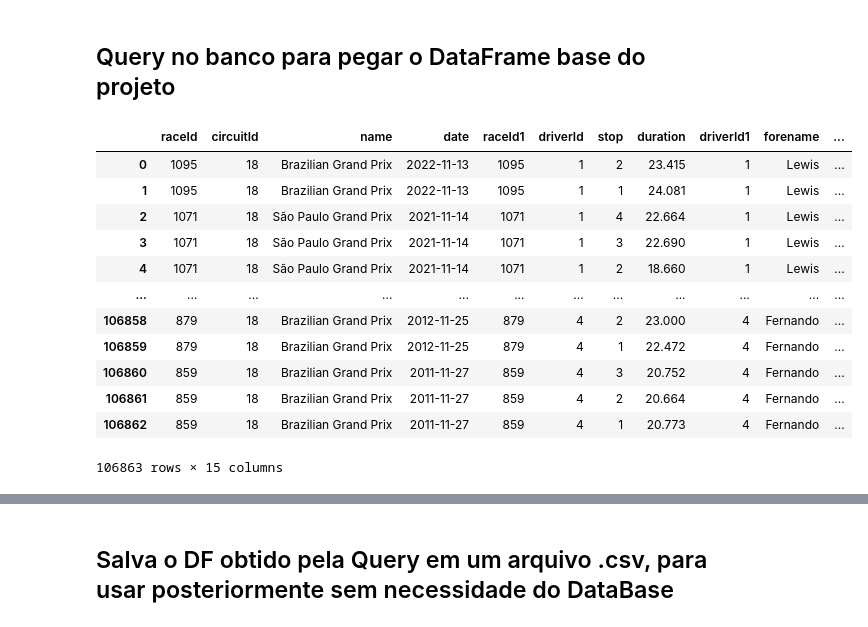
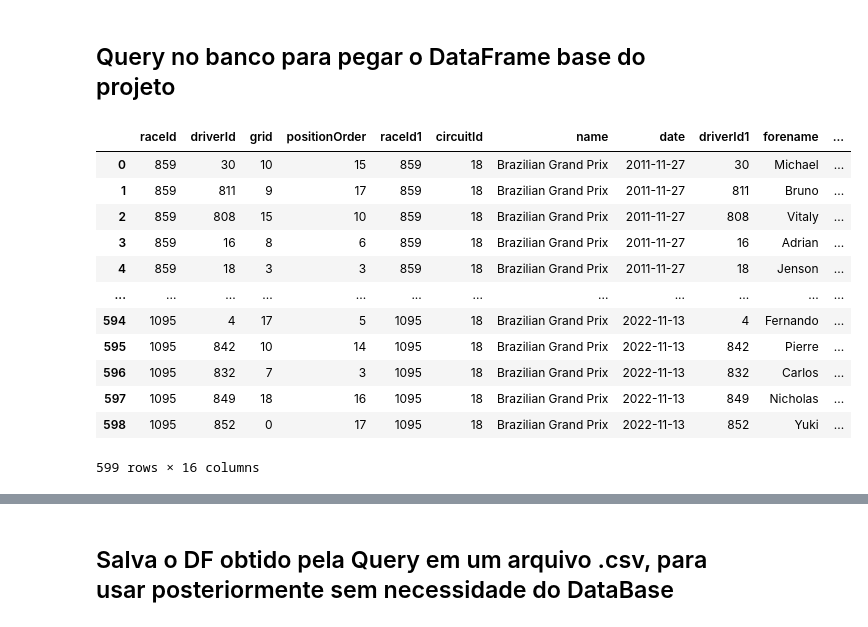
Before and after one commit to SouzaGabriel26/projeto-integrador3, a Jupyter notebook: Initial_ETL.ipynb, the cells around one changed output, grey strips where cells are left out. Cells and saved outputs as stored; diff of their text form; code cells hidden in the pictures.

```diff
--- a/Initial_ETL.ipynb
+++ b/Initial_ETL.ipynb
@@ -95,45 +113,54 @@ races.to_sql('dimensao_corridas', con=engine, if_exists='replace', index=False)
 # %%
 # recuperar uma tabela através de SELECT JOIN... juntando as tabelas com seus id's referentes
 
 # races + pit_stops -> 'raceId': result1 #
 # result1 + driver -> 'driverId': result2
 # result2 + results -> 'driverId ou raceId': finalResult
 conn = psycopg2.connect(dbname="dbanalise", user="root", password="root")
 cur = conn.cursor()
 
+# query = '''
+# SELECT *
+# FROM dimensao_corridas c
+# INNER JOIN fato_pit_stops ps ON ps."raceId" = c."raceId"
+# INNER JOIN dimensao_pilotos dp ON dp."driverId" = ps."driverId"
+# INNER JOIN fato_resultados r ON r."raceId" = c."raceId"
+# WHERE c."circuitId" = 18
+# '''
+
 query = '''
 SELECT *
-FROM dimensao_corridas c
-INNER JOIN fato_pit_stops ps ON ps."raceId" = c."raceId"
-INNER JOIN dimensao_pilotos dp ON dp."driverId" = ps."driverId"
-INNER JOIN fato_resultados r ON r."driverId" = dp."driverId"
-WHERE c."circuitId" = 18
+FROM fato_resultados
+INNER JOIN dimensao_corridas ON fato_resultados."raceId" = dimensao_corridas."raceId"
+INNER JOIN dimensao_pilotos ON dimensao_pilotos."driverId" = fato_resultados."driverId"
+INNER JOIN fato_pit_stops ON fato_resultados."raceId" = fato_pit_stops."raceId" AND fato_resultados."driverId" = fato_pit_stops."driverId"
+WHERE dimensao_corridas."circuitId" = 18
 '''
 cur.execute(query)
 
 rows = cur.fetchall()
 
 cur.close()
 conn.close()
 
-finalColumns = ['raceId', 'circuitId', 'name', 'date', 'raceId1', 'driverId', 'stop', 'duration', 'driverId1', 'forename', 'surname', 'raceId1', 'driverId1', 'pos. largada', 'positionOrder']
+finalColumns = ['raceId', 'driverId', 'grid', 'positionOrder', 'raceId1', 'circuitId', 'name', 'date', 'driverId1', 'forename', 'surname', 'raceId1', 'driverId1', 'stop', 'lap', 'duration' ]
 
 df_result = pd.DataFrame(rows, columns=finalColumns)
 df_result
 # %% [output]
-|  | raceId | circuitId | name | date | raceId1 | driverId | stop | duration | driverId1 | forename | ... |
-| 0 | 1095 | 18 | Brazilian Grand Prix | 2022-11-13 | 1095 | 1 | 2 | 23.415 | 1 | Lewis | ... |
-| 1 | 1095 | 18 | Brazilian Grand Prix | 2022-11-13 | 1095 | 1 | 1 | 24.081 | 1 | Lewis | ... |
-| 2 | 1071 | 18 | São Paulo Grand Prix | 2021-11-14 | 1071 | 1 | 4 | 22.664 | 1 | Lewis | ... |
-| 3 | 1071 | 18 | São Paulo Grand Prix | 2021-11-14 | 1071 | 1 | 3 | 22.690 | 1 | Lewis | ... |
-| 4 | 1071 | 18 | São Paulo Grand Prix | 2021-11-14 | 1071 | 1 | 2 | 18.660 | 1 | Lewis | ... |
+|  | raceId | driverId | grid | positionOrder | raceId1 | circuitId | name | date | driverId1 | forename | ... |
+| 0 | 859 | 30 | 10 | 15 | 859 | 18 | Brazilian Grand Prix | 2011-11-27 | 30 | Michael | ... |
+| 1 | 859 | 811 | 9 | 17 | 859 | 18 | Brazilian Grand Prix | 2011-11-27 | 811 | Bruno | ... |
+| 2 | 859 | 808 | 15 | 10 | 859 | 18 | Brazilian Grand Prix | 2011-11-27 | 808 | Vitaly | ... |
+| 3 | 859 | 16 | 8 | 6 | 859 | 18 | Brazilian Grand Prix | 2011-11-27 | 16 | Adrian | ... |
+| 4 | 859 | 18 | 3 | 3 | 859 | 18 | Brazilian Grand Prix | 2011-11-27 | 18 | Jenson | ... |
 | ... | ... | ... | ... | ... | ... | ... | ... | ... | ... | ... | ... |
-| 106858 | 879 | 18 | Brazilian Grand Prix | 2012-11-25 | 879 | 4 | 2 | 23.000 | 4 | Fernando | ... |
-| 106859 | 879 | 18 | Brazilian Grand Prix | 2012-11-25 | 879 | 4 | 1 | 22.472 | 4 | Fernando | ... |
-| 106860 | 859 | 18 | Brazilian Grand Prix | 2011-11-27 | 859 | 4 | 3 | 20.752 | 4 | Fernando | ... |
-| 106861 | 859 | 18 | Brazilian Grand Prix | 2011-11-27 | 859 | 4 | 2 | 20.664 | 4 | Fernando | ... |
-| 106862 | 859 | 18 | Brazilian Grand Prix | 2011-11-27 | 859 | 4 | 1 | 20.773 | 4 | Fernando | ... |
+| 594 | 1095 | 4 | 17 | 5 | 1095 | 18 | Brazilian Grand Prix | 2022-11-13 | 4 | Fernando | ... |
+| 595 | 1095 | 842 | 10 | 14 | 1095 | 18 | Brazilian Grand Prix | 2022-11-13 | 842 | Pierre | ... |
+| 596 | 1095 | 832 | 7 | 3 | 1095 | 18 | Brazilian Grand Prix | 2022-11-13 | 832 | Carlos | ... |
+| 597 | 1095 | 849 | 18 | 16 | 1095 | 18 | Brazilian Grand Prix | 2022-11-13 | 849 | Nicholas | ... |
+| 598 | 1095 | 852 | 0 | 17 | 1095 | 18 | Brazilian Grand Prix | 2022-11-13 | 852 | Yuki | ... |
-106863 rows × 15 columns
+599 rows × 16 columns
 # %%
 # tirando as colunas repetidas
 df_result = df_result.drop('raceId1', axis=1)
```
Also changed, not shown: parts of 11 cells of this notebook, 6 other files.
